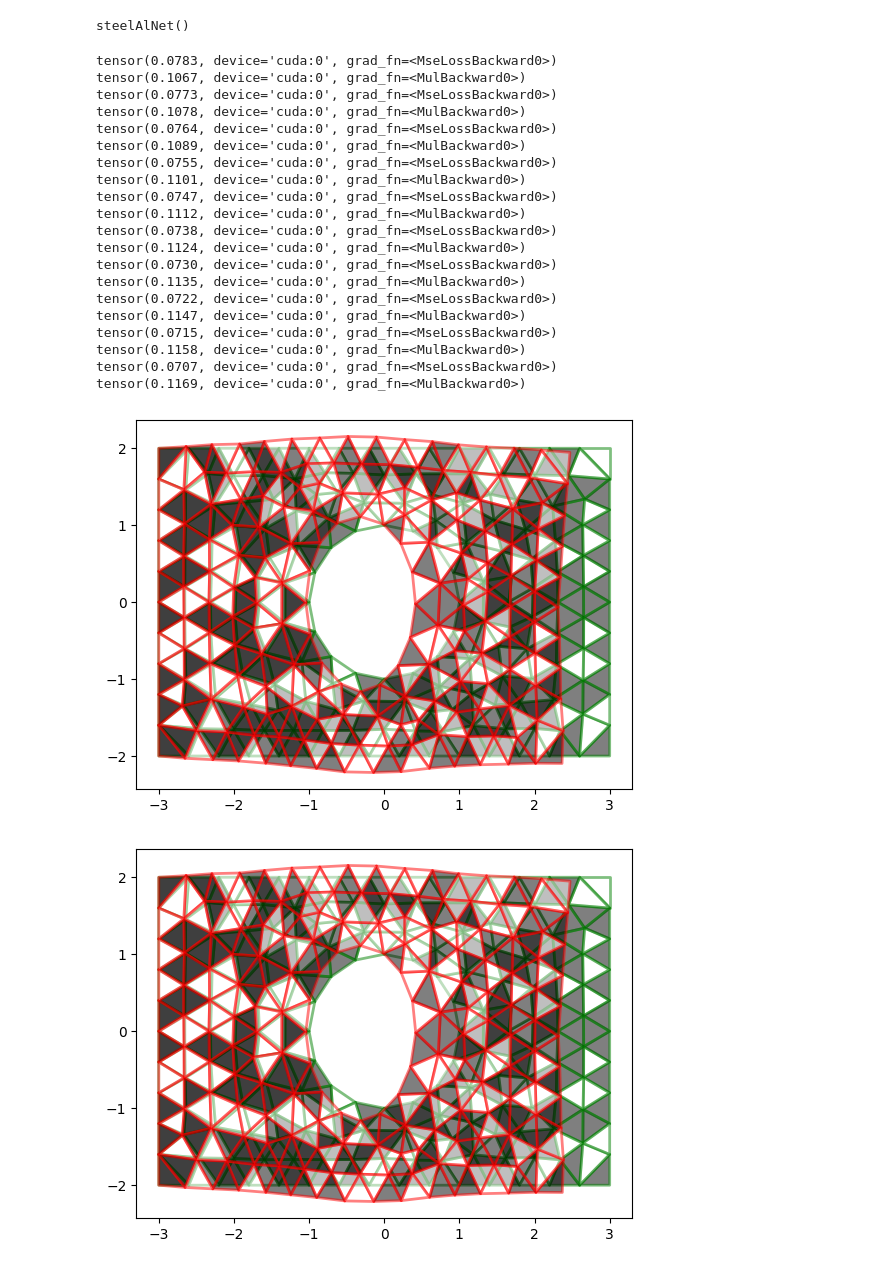
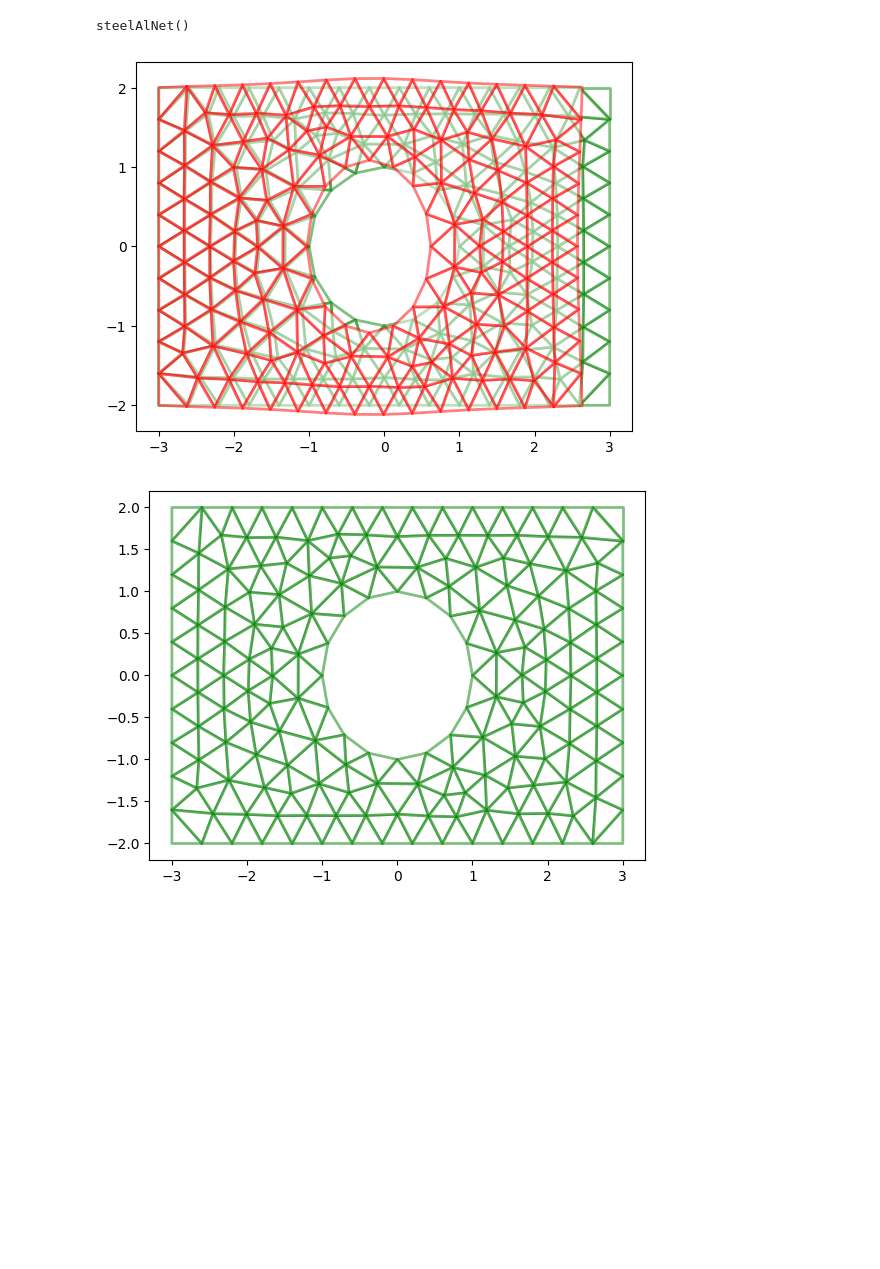
Before and after one commit to hyech/Finite_Element, a Jupyter notebook: steel-al-alloy-example/fem_conststrain_triangles.ipynb, the cells around one changed output. Saved outputs shown, nothing was run; the diff lists cells and outputs as text; code cells hidden in the pictures; blank space fills up the shorter version.

```diff
--- a/steel-al-alloy-example/fem_conststrain_triangles.ipynb
+++ b/steel-al-alloy-example/fem_conststrain_triangles.ipynb
@@ -197,50 +198,45 @@ def displayPlot(elem_material, u):
     plt.tripcolor(triang, ax, facecolors=facecolors, edgecolors='green', linewidth=2, cmap='Greys', alpha=0.5)
     plt.tripcolor(triang2, ax, facecolors=facecolors, edgecolors='r', linewidth=2, cmap='Greys', alpha=0.5)
 # %%
-num_epochs = 10
-learning_rate = 1
+num_epochs = 50
+learning_rate = 1000
 loss_fn = nn.MSELoss()
 optimizer = torch.optim.SGD(net.parameters(), lr=learning_rate)
 
 ideal_weights = torch.tensor([0.0027] * nelem, device=device)
+ideal_material = torch.ones(nelem, device=device).float()
 ideal_u = torch.tensor([0.0] * 2 * nnode, device=device)
 
+loss_old = 1000
 for epoch in range(num_epochs):
+    if epoch > 25:
+        learning_rate = 500
+
     optimizer.zero_grad()
     elem_material, elem_weights, u = net()
 
-    displayPlot(elem_material, u)
+    if epoch % 5 == 0:
+        displayPlot(elem_material, u)
 
     loss = loss_fn(u, ideal_u)
     print(loss)
     loss.backward()
 
     loss2 = loss_fn(elem_weights, ideal_weights)
-    loss2 = loss2 * 10000
+    loss2 = loss2 * 1000
     print(loss2)
     loss2.backward()
 
+    # loss = 10 * loss_fn(u, ideal_u) + loss_fn(elem_material, ideal_material)
+
+    # if loss_old - loss < 0.00001:
+    #     break
+
+    # loss.backward()
+
     optimizer.step()
+
+    # loss_old = loss
 # %% [output]
-tensor(0.0783, device='cuda:0', grad_fn=<MseLossBackward0>)
-tensor(0.1067, device='cuda:0', grad_fn=<MulBackward0>)
-tensor(0.0773, device='cuda:0', grad_fn=<MseLossBackward0>)
-tensor(0.1078, device='cuda:0', grad_fn=<MulBackward0>)
-tensor(0.0764, device='cuda:0', grad_fn=<MseLossBackward0>)
-tensor(0.1089, device='cuda:0', grad_fn=<MulBackward0>)
-tensor(0.0755, device='cuda:0', grad_fn=<MseLossBackward0>)
-tensor(0.1101, device='cuda:0', grad_fn=<MulBackward0>)
-tensor(0.0747, device='cuda:0', grad_fn=<MseLossBackward0>)
-tensor(0.1112, device='cuda:0', grad_fn=<MulBackward0>)
-tensor(0.0738, device='cuda:0', grad_fn=<MseLossBackward0>)
-tensor(0.1124, device='cuda:0', grad_fn=<MulBackward0>)
-tensor(0.0730, device='cuda:0', grad_fn=<MseLossBackward0>)
-tensor(0.1135, device='cuda:0', grad_fn=<MulBackward0>)
-tensor(0.0722, device='cuda:0', grad_fn=<MseLossBackward0>)
-tensor(0.1147, device='cuda:0', grad_fn=<MulBackward0>)
-tensor(0.0715, device='cuda:0', grad_fn=<MseLossBackward0>)
-tensor(0.1158, device='cuda:0', grad_fn=<MulBackward0>)
-tensor(0.0707, device='cuda:0', grad_fn=<MseLossBackward0>)
-tensor(0.1169, device='cuda:0', grad_fn=<MulBackward0>)
-[figure, old version]
+[figure, new version]
-[figure, old version]
+[figure, new version]
```
Also changed, not shown: parts of 4 cells of this notebook, 2 other files.
